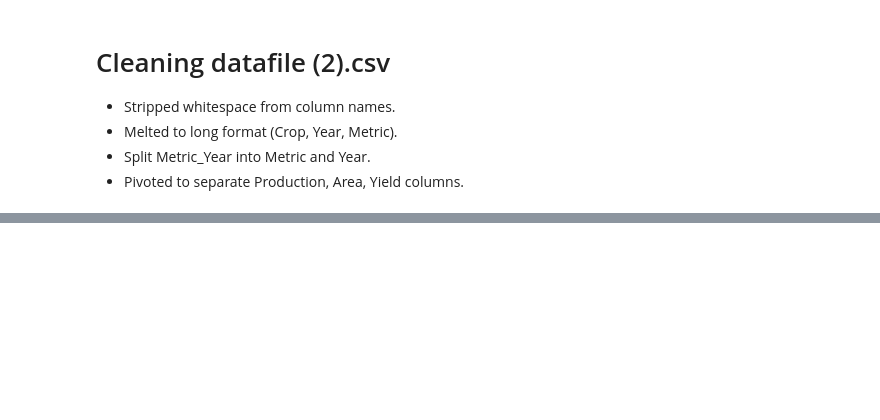
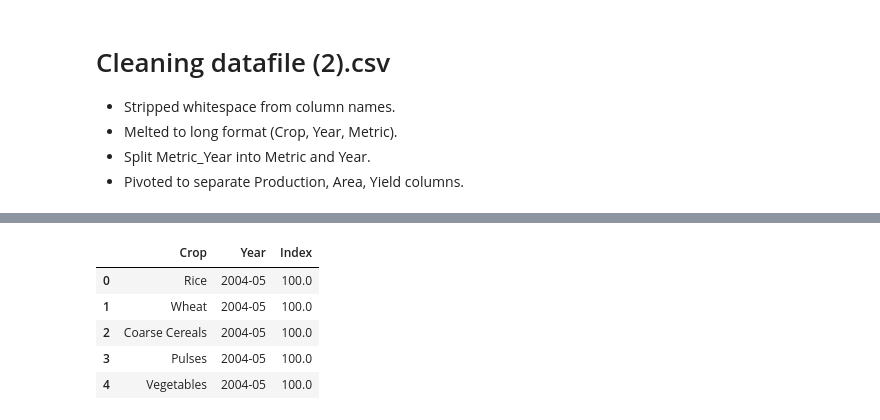
Before and after one commit to shadinmc/Agri-Crop-Prediction-India, a Jupyter notebook: notebooks/Agri_Analysis.ipynb, the cells around one changed output, grey strips where cells are left out. Drawn from its saved outputs; the diff is of its cells as text; code cells hidden in the pictures; blank space fills up the shorter version.

```diff
--- a/notebooks/Agri_Analysis.ipynb
+++ b/notebooks/Agri_Analysis.ipynb
@@ -107,0 +127,11 @@ df_yield_prod.head()
+# %%
+df_index = pd.melt(df_index, id_vars=['Crop'], var_name='Year', value_name='Index')
+df_index['Index'] = pd.to_numeric(df_index['Index'], errors='coerce')
+df_index.head()
+# %% [output]
+|  | Crop | Year | Index |
+| 0 | Rice | 2004-05 | 100.0 |
+| 1 | Wheat | 2004-05 | 100.0 |
+| 2 | Coarse Cereals | 2004-05 | 100.0 |
+| 3 | Pulses | 2004-05 | 100.0 |
+| 4 | Vegetables | 2004-05 | 100.0 |
```
Also changed, not shown: parts of 14 cells of this notebook.
